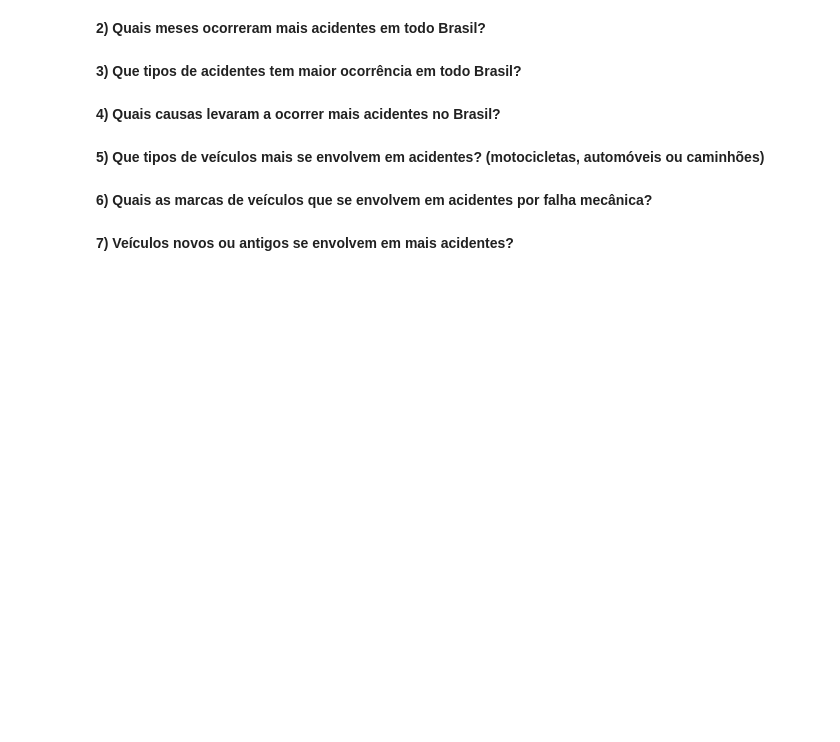
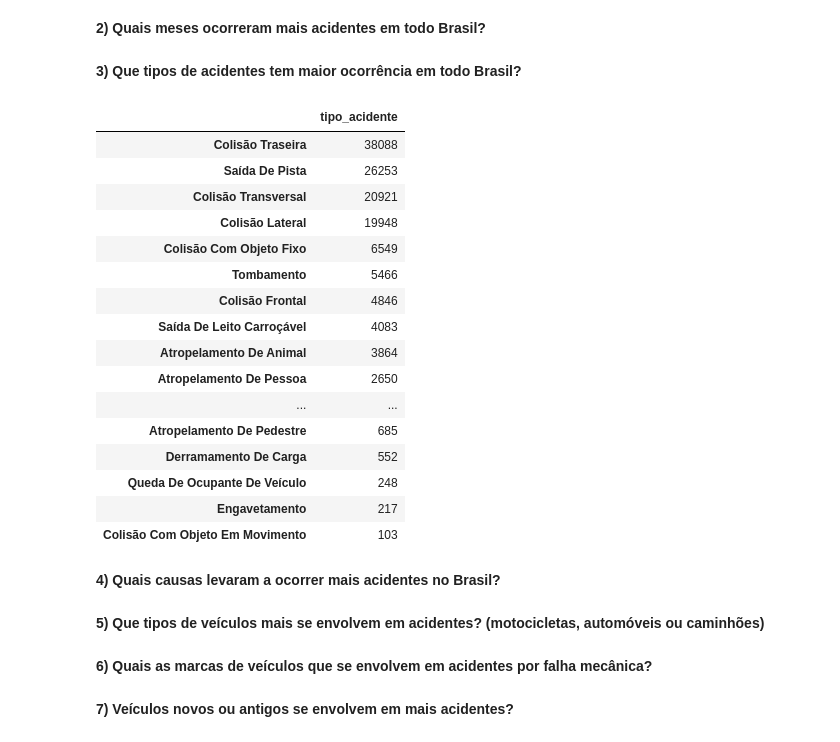
Before and after one commit to XQDLteam/brazil_highway_accidents, a Jupyter notebook: acidentes_br.ipynb, the cells around one changed output. Saved outputs shown, nothing was run; the diff lists cells and outputs as text; code cells hidden in the pictures; blank space fills up the shorter version.

```diff
--- a/acidentes_br.ipynb
+++ b/acidentes_br.ipynb
@@ -154,6 +199,27 @@ COMENTÁRIO DE TESTE
 **2) Quais meses ocorreram mais acidentes em todo Brasil?**
 # %% [markdown]
 **3) Que tipos de acidentes tem maior ocorrência em todo Brasil?**
+# %%
+df= pd.DataFrame(df_ocorrencias['tipo_acidente'].value_counts())
+df
+# %% [output]
+|  | tipo_acidente |
+| Colisão Traseira | 38088 |
+| Saída De Pista | 26253 |
+| Colisão Transversal | 20921 |
+| Colisão Lateral | 19948 |
+| Colisão Com Objeto Fixo | 6549 |
+| Tombamento | 5466 |
+| Colisão Frontal | 4846 |
+| Saída De Leito Carroçável | 4083 |
+| Atropelamento De Animal | 3864 |
+| Atropelamento De Pessoa | 2650 |
+| ... | ... |
+| Atropelamento De Pedestre | 685 |
+| Derramamento De Carga | 552 |
+| Queda De Ocupante De Veículo | 248 |
+| Engavetamento | 217 |
+| Colisão Com Objeto Em Movimento | 103 |
 # %% [markdown]
 **4) Quais causas levaram a ocorrer mais acidentes no Brasil?**
 # %% [markdown]
```
Also changed, not shown: parts of 7 cells of this notebook.
